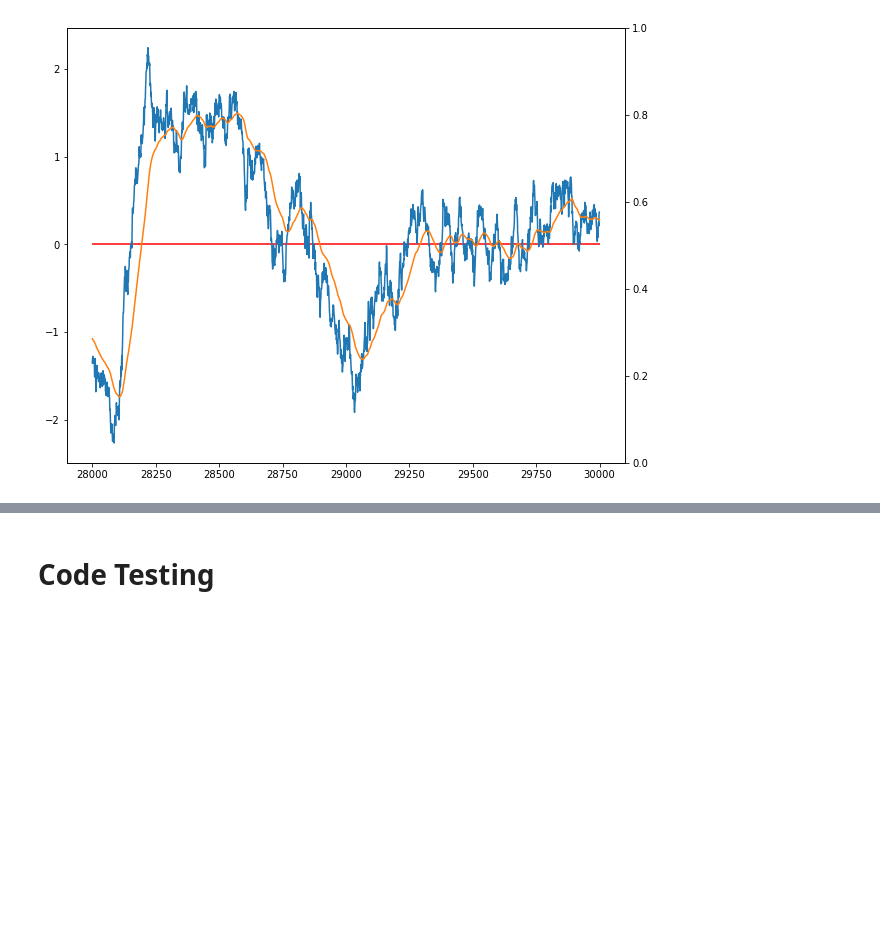
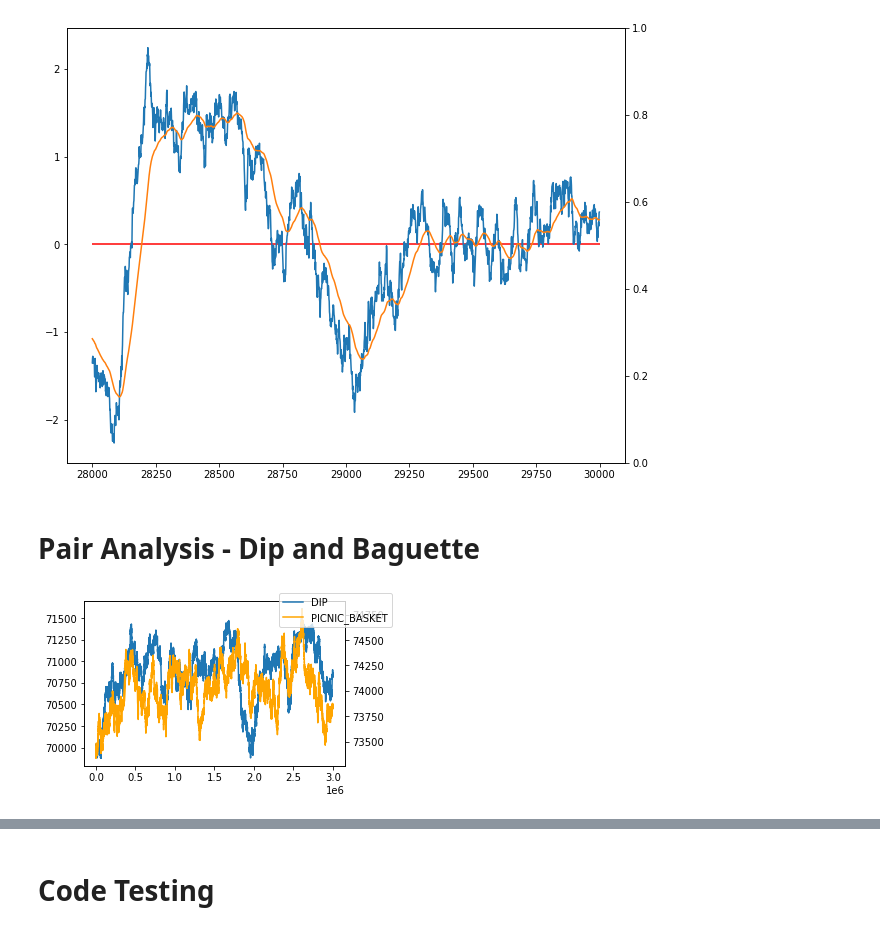
Before and after one commit to XiuLuoShen/imc_prosperity, a Jupyter notebook: Basket.ipynb, the cells around one changed output, grey strips where cells are left out. Cells and saved outputs as stored; diff of their text form; code cells hidden in the pictures; blank space fills up the shorter version.

```diff
--- a/Basket.ipynb
+++ b/Basket.ipynb
@@ -727,3 +748,23 @@ ax[0].hlines(y=0, xmin=start, xmax=end,color='red')
 # %% [output]
 <matplotlib.collections.LineCollection at 0x...>
 [figure]
+# %% [markdown]
+# Pair Analysis - Dip and Baguette
+# %%
+sym1, sym2 = 'DIP','PICNIC_BASKET'
+
+quote1 = hist_quotes[sym1].drop(columns='day').copy()
+quote2 = hist_quotes[sym2].drop(columns='day').copy()
+# %%
+col = 'fair_price'
+quote1['fair_price'] = quote1['mid_price']*10
+quote2['fair_price'] = quote2['mid_price']
+
+f, ax = plt.subplots(figsize=(5,3))
+ax.plot('timestamp',col, data=quote1, label=sym1)
+ax2 = ax.twinx()
+ax2.plot('timestamp',col, data=quote2, label=sym2, color='orange')
+f.legend()
+plt.tight_layout()
+# %% [output]
+[figure, added]
```
Also changed, not shown: parts of 7 cells of this notebook, 4 other files.
